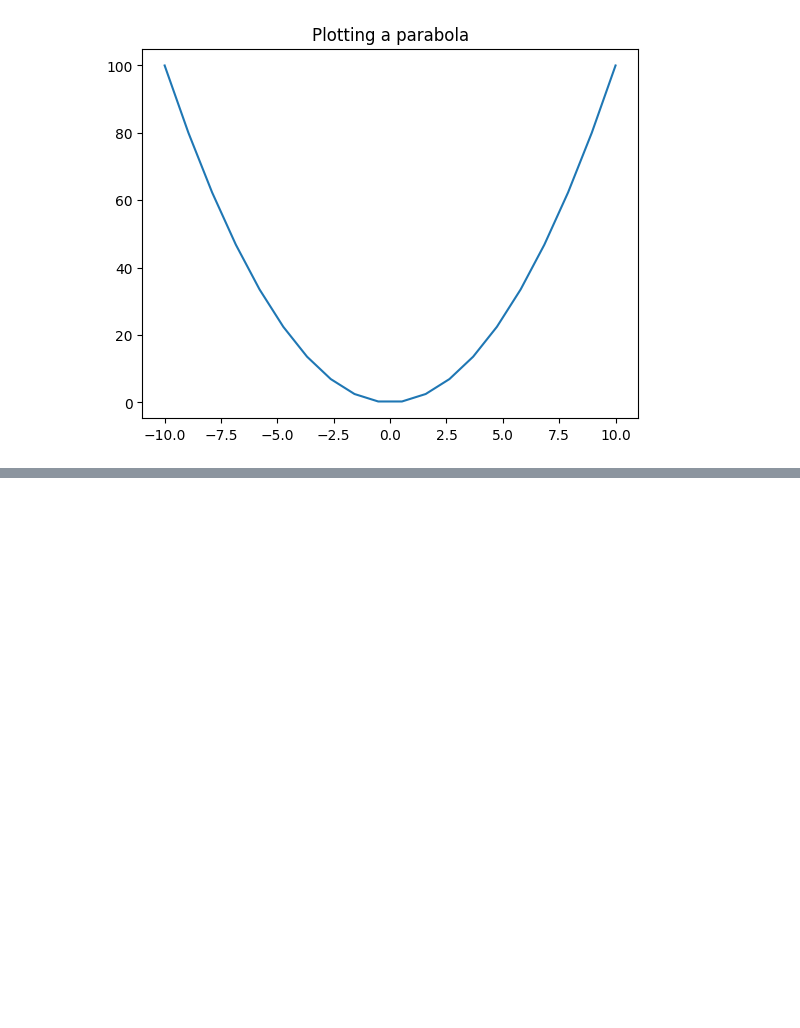
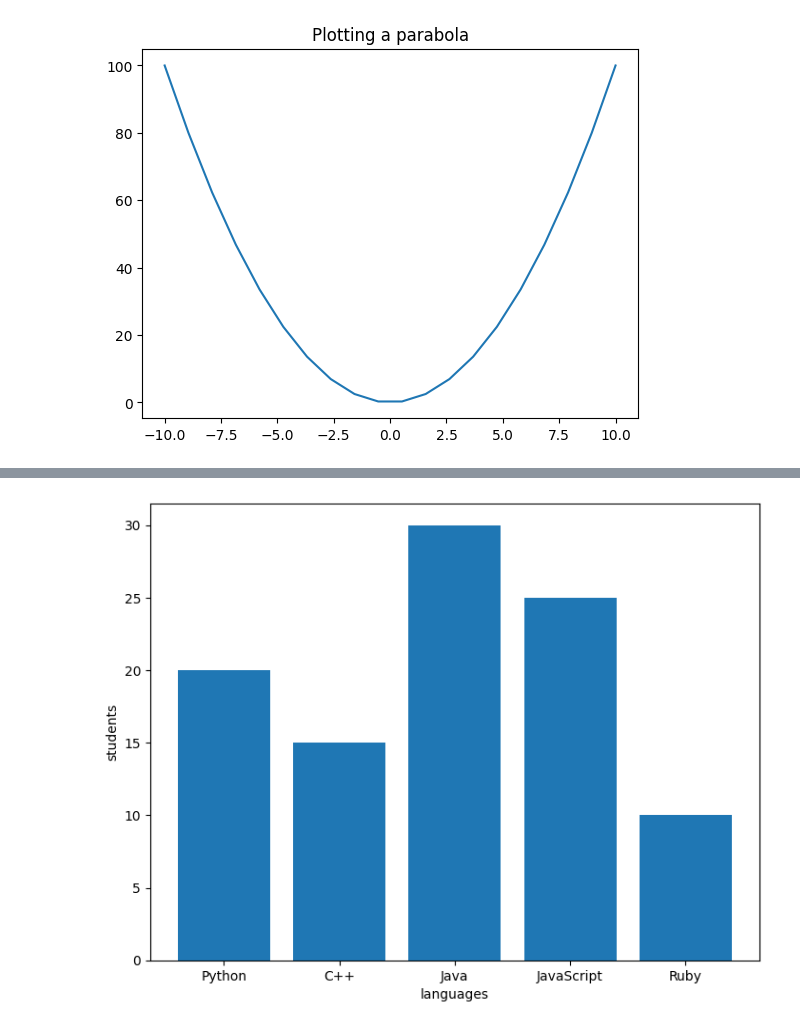
Before and after one commit to RahulRachhoya/Machine-Learning, a Jupyter notebook: Python libraries for Machine Learning/matplotlib.ipynb, the cells around one changed output, grey strips where cells are left out. Drawn from its saved outputs; the diff is of its cells as text; code cells hidden in the pictures; blank space fills up the shorter version.

```diff
--- a/Python libraries for Machine Learning/matplotlib.ipynb
+++ b/Python libraries for Machine Learning/matplotlib.ipynb
@@ -106,0 +136,17 @@ plt.show()
+# %%
+# bar plots
+fig = plt.figure()
+ax = fig.add_axes([0,0,1,1])
+
+langs = ['Python', 'C++', 'Java', 'JavaScript', 'Ruby']
+
+students = [20, 15, 30, 25, 10]
+
+ax.bar(langs, students)
+plt.xlabel('languages')
+
+plt.ylabel('students')
+
+plt.show()
+# %% [output]
+[figure, added]
```
Also changed, not shown: parts of 6 cells of this notebook.
